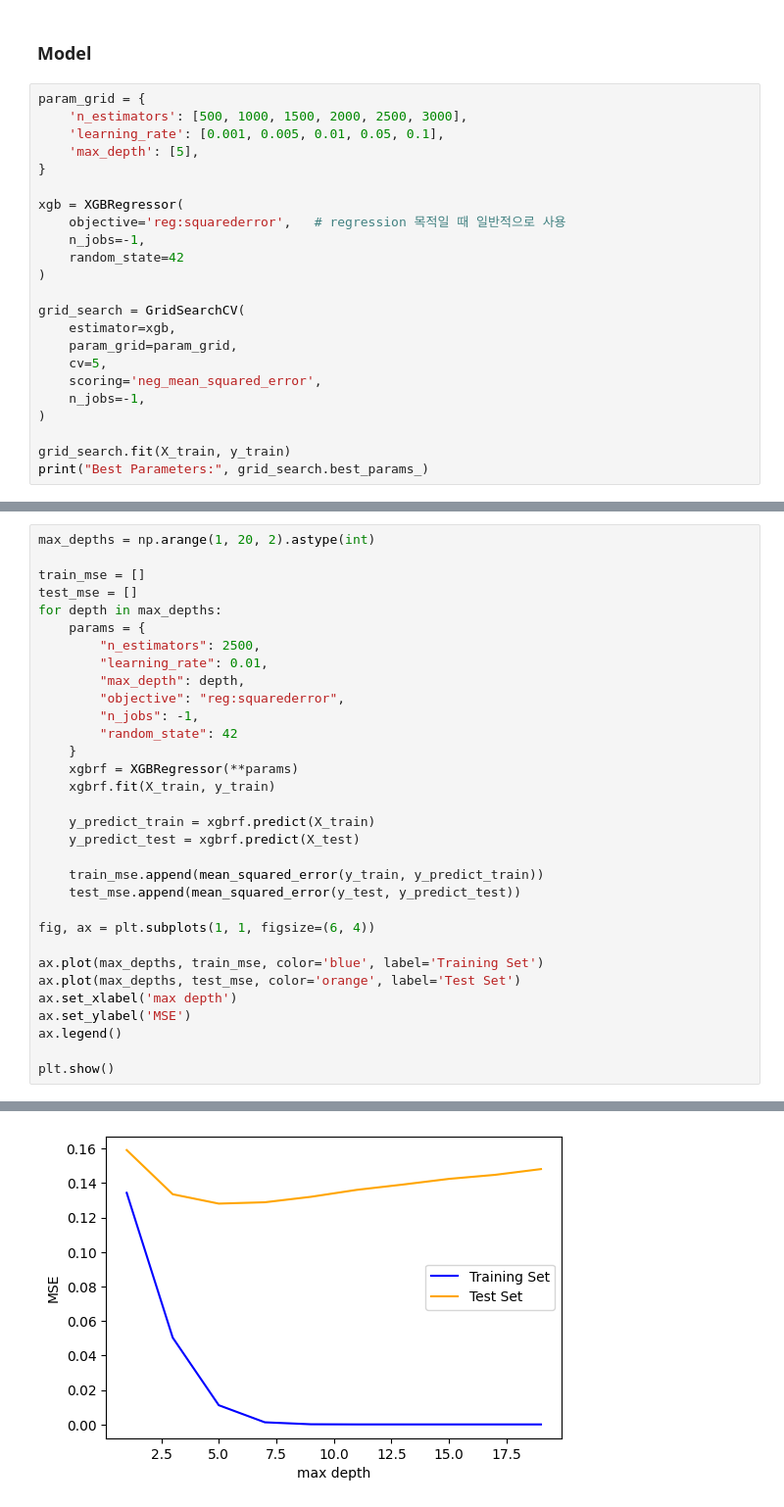
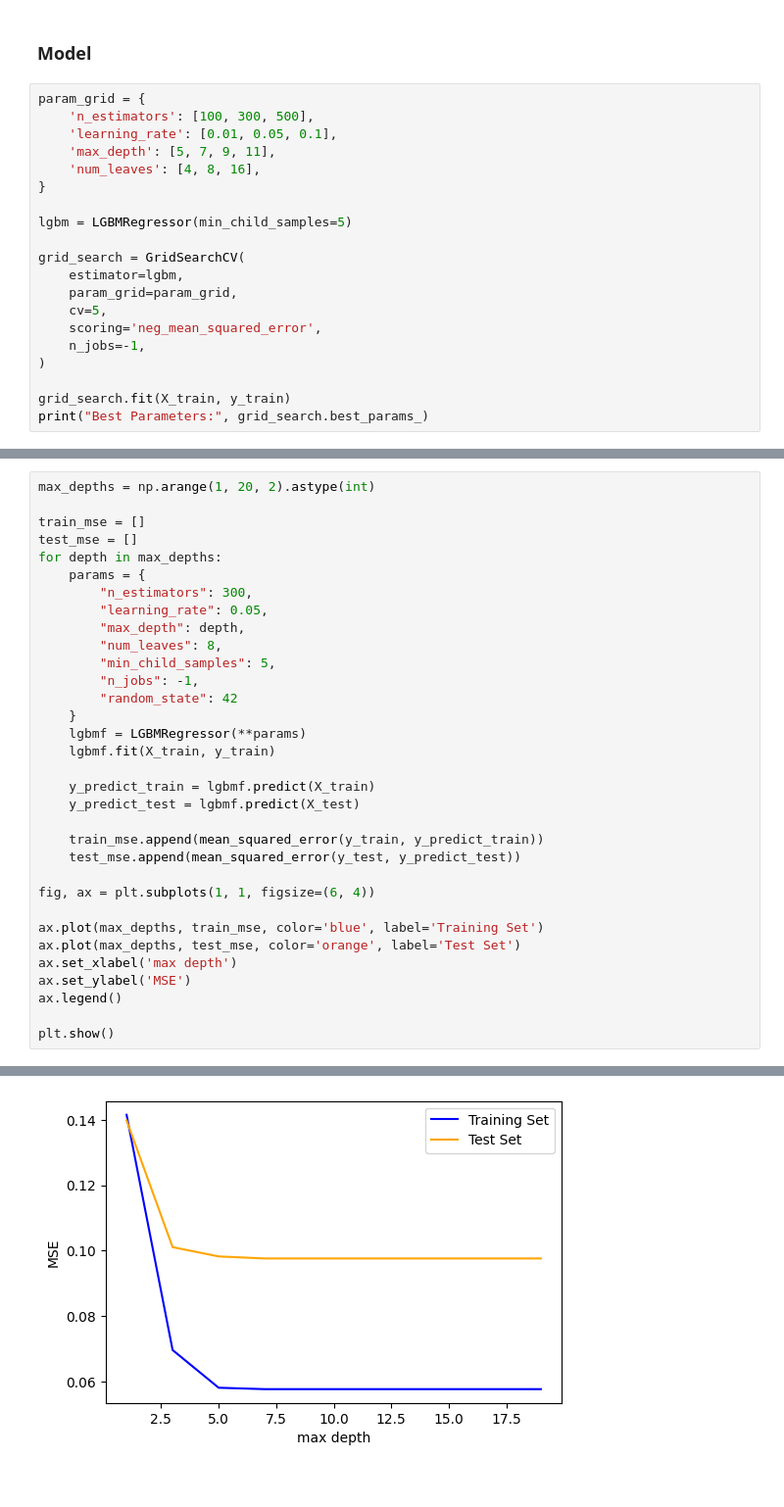
Before and after one commit to coffee77iruk/A3Net_2025, a Jupyter notebook: LightGBM.ipynb, the cells around one changed output, grey strips where cells are left out. Shown at 98% size. Drawn from its saved outputs; the diff is of its cells as text.

```diff
--- a/LightGBM.ipynb
+++ b/LightGBM.ipynb
@@ -49,19 +65,16 @@ X_validate, X_test, y_validate, y_test, indices_validate, indices_test = train_t
 ### Model
 # %%
 param_grid = {
-    'n_estimators': [500, 1000, 1500, 2000, 2500, 3000],
-    'learning_rate': [0.001, 0.005, 0.01, 0.05, 0.1],
-    'max_depth': [5],
+    'n_estimators': [100, 300, 500],
+    'learning_rate': [0.01, 0.05, 0.1],
+    'max_depth': [5, 7, 9, 11],
+    'num_leaves': [4, 8, 16],
 }
 
-xgb = XGBRegressor(
-    objective='reg:squarederror',   # regression 목적일 때 일반적으로 사용
-    n_jobs=-1,
-    random_state=42
-)
+lgbm = LGBMRegressor(min_child_samples=5)
 
 grid_search = GridSearchCV(
-    estimator=xgb,
+    estimator=lgbm,
     param_grid=param_grid,
     cv=5,
     scoring='neg_mean_squared_error',
@@ -97,18 +115,19 @@ train_mse = []
 test_mse = []
 for depth in max_depths:
     params = {
-        "n_estimators": 2500,
-        "learning_rate": 0.01,
+        "n_estimators": 300,
+        "learning_rate": 0.05,
         "max_depth": depth,
-        "objective": "reg:squarederror",
+        "num_leaves": 8,
+        "min_child_samples": 5,
         "n_jobs": -1,
         "random_state": 42
     }
-    xgbrf = XGBRegressor(**params)
-    xgbrf.fit(X_train, y_train)
+    lgbmf = LGBMRegressor(**params)
+    lgbmf.fit(X_train, y_train)
 
-    y_predict_train = xgbrf.predict(X_train)
-    y_predict_test = xgbrf.predict(X_test)
+    y_predict_train = lgbmf.predict(X_train)
+    y_predict_test = lgbmf.predict(X_test)
 
     train_mse.append(mean_squared_error(y_train, y_predict_train))
     test_mse.append(mean_squared_error(y_test, y_predict_test))
@@ -126,3 +192,3 @@ plt.show()
-[figure, old version]
+[figure, new version]
 # %%
 cv = cross_validate(
```
Also changed, not shown: parts of 9 cells of this notebook, 2 other files.
